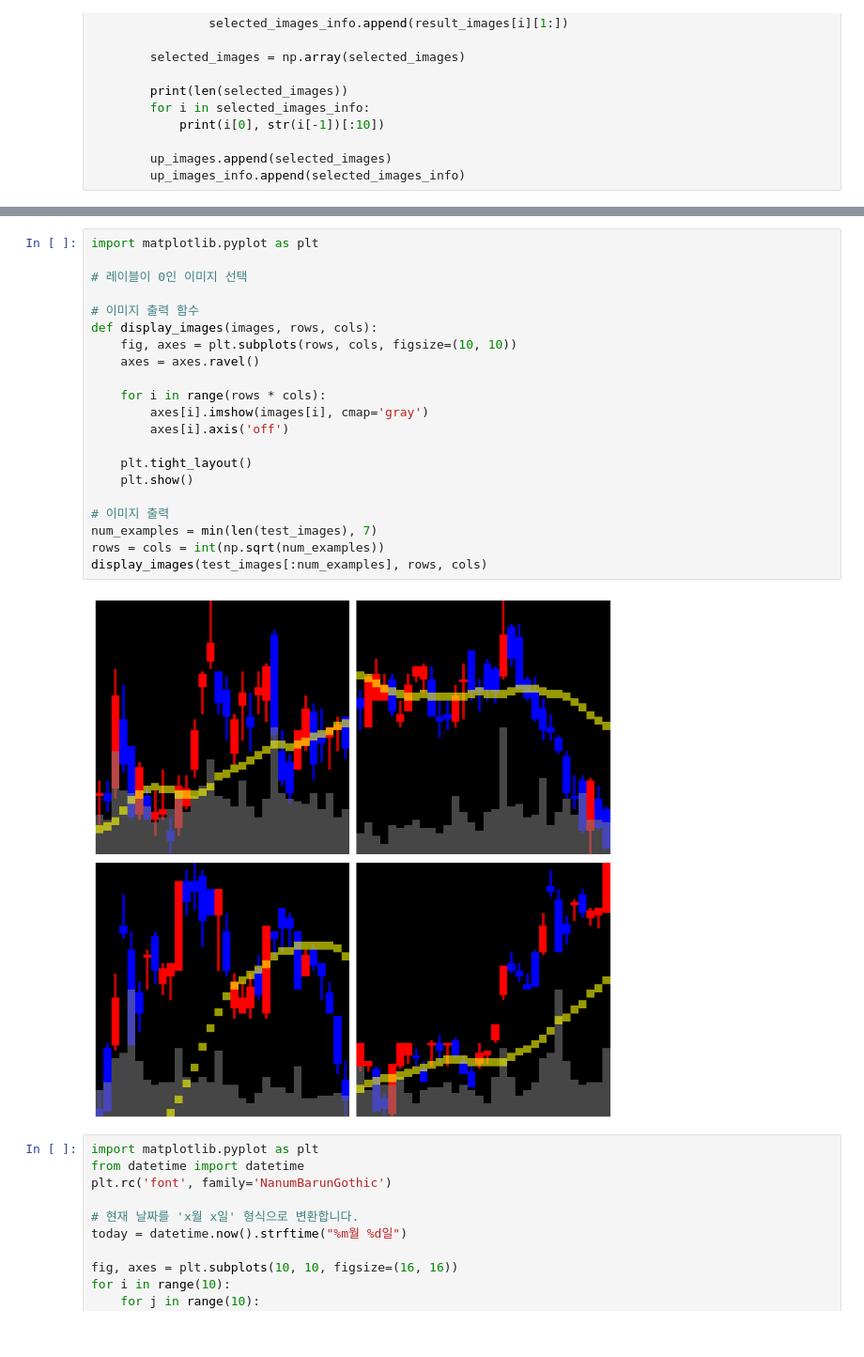
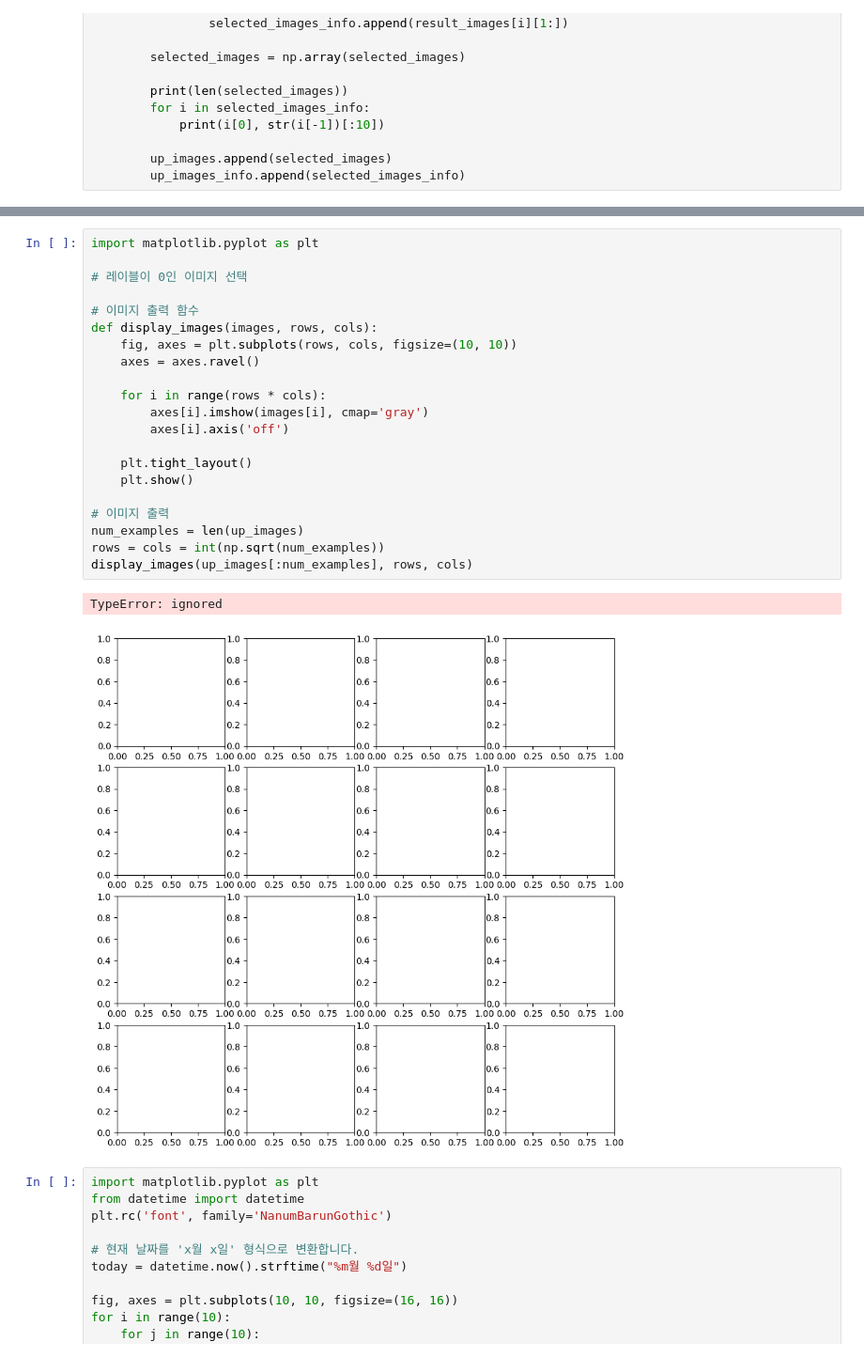
Before and after one commit to leechanhoe/Stock-Prediction-Project, a Jupyter notebook: 프로젝트결론/train_kospi90_kosdaq500/ipynb파일/actual_validation_up_kospi.ipynb, the cells around one changed output, grey strips where cells are left out. Shown at 94% size. Saved outputs shown, nothing was run; the diff lists cells and outputs as text.

```diff
--- a/프로젝트결론/train_kospi90_kosdaq500/ipynb파일/actual_validation_up_kospi.ipynb
+++ b/프로젝트결론/train_kospi90_kosdaq500/ipynb파일/actual_validation_up_kospi.ipynb
@@ -366,26 +379,27 @@ SNT홀딩스 2023-08-28
 # %%
 import matplotlib.pyplot as plt
 
 # 레이블이 0인 이미지 선택
 
 # 이미지 출력 함수
 def display_images(images, rows, cols):
     fig, axes = plt.subplots(rows, cols, figsize=(10, 10))
     axes = axes.ravel()
 
     for i in range(rows * cols):
         axes[i].imshow(images[i], cmap='gray')
         axes[i].axis('off')
 
     plt.tight_layout()
     plt.show()
 
 # 이미지 출력
-num_examples = min(len(test_images), 7)
+num_examples = len(up_images)
 rows = cols = int(np.sqrt(num_examples))
-display_images(test_images[:num_examples], rows, cols)
+display_images(up_images[:num_examples], rows, cols)
 # %% [output]
+TypeError: ignored
-[figure, old version]
+[figure, new version]
 # %%
 import matplotlib.pyplot as plt
 from datetime import datetime
```
Also changed, not shown: parts of 5 cells of this notebook, 5 other files.
